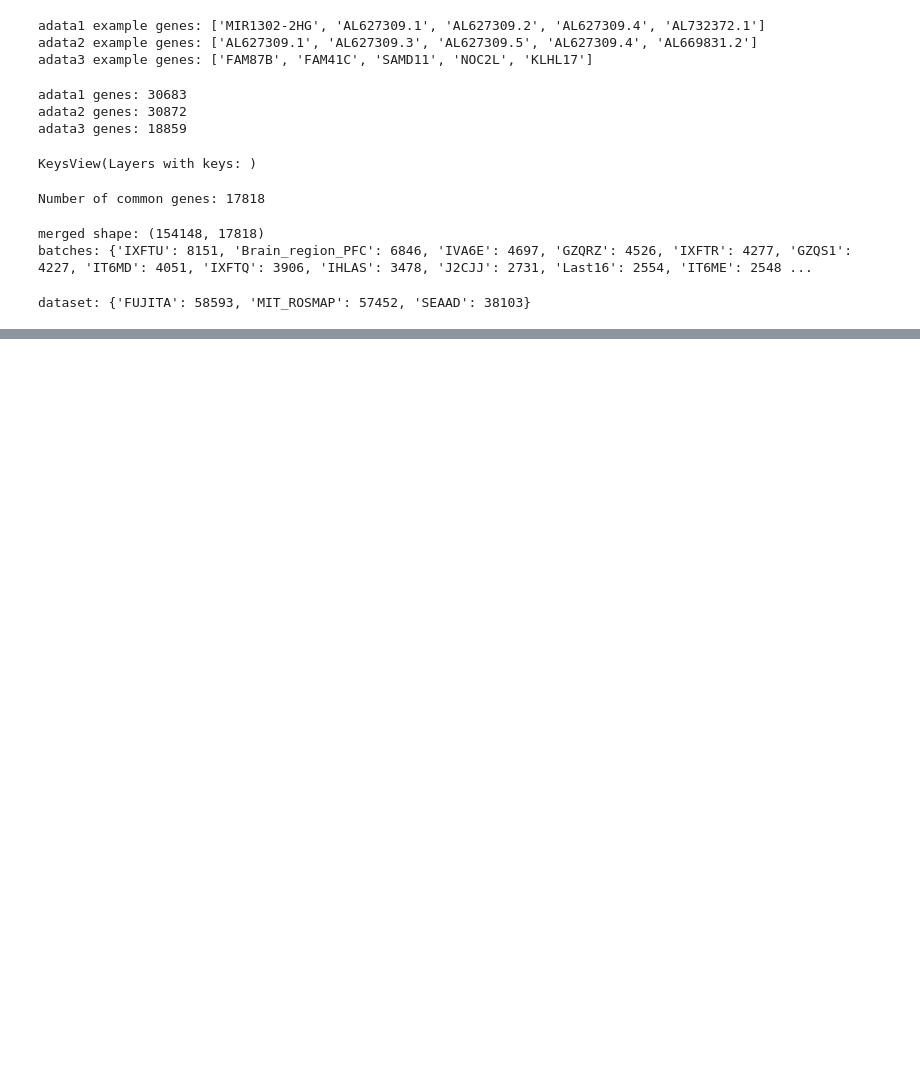
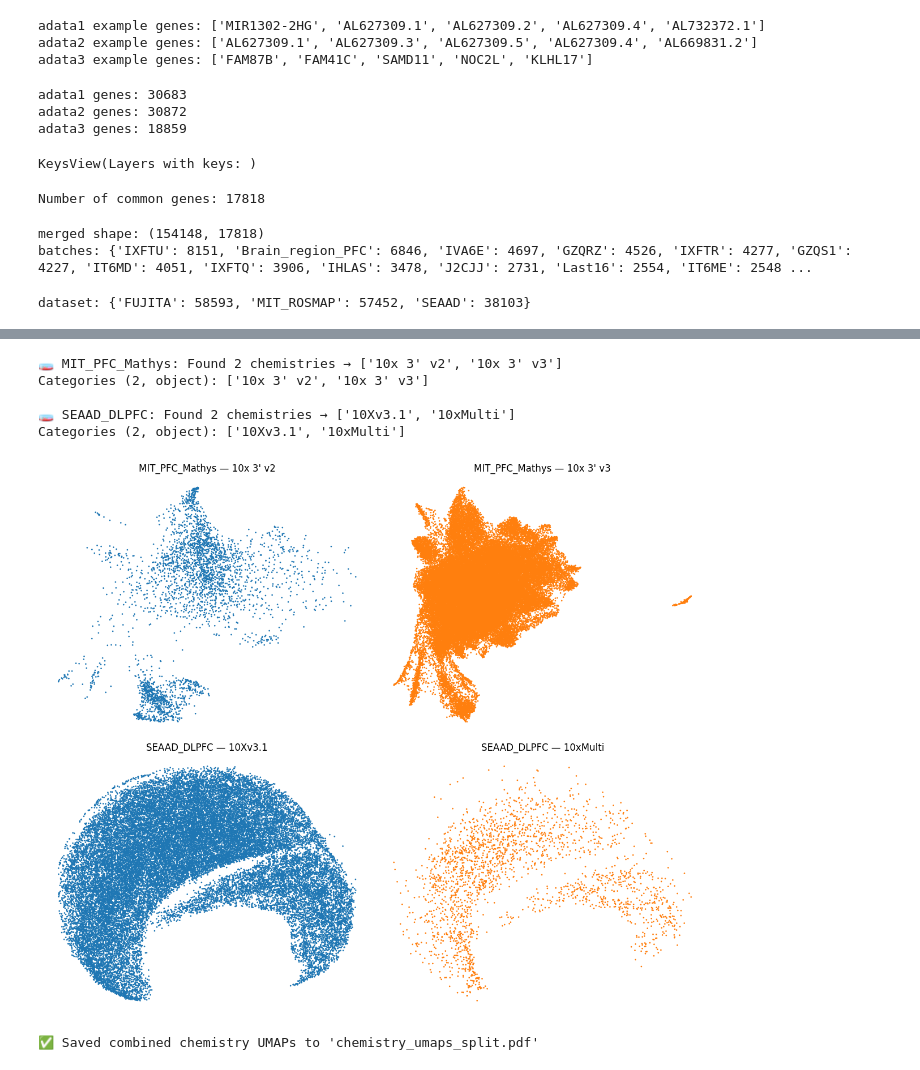
Before and after one commit to carlotapereda/microglia_integration, a Jupyter notebook: mergemicroglia.ipynb, the cells around one changed output, grey strips where cells are left out. Cells and saved outputs as stored; diff of their text form; code cells hidden in the pictures; blank space fills up the shorter version.

```diff
--- a/mergemicroglia.ipynb
+++ b/mergemicroglia.ipynb
@@ -604,0 +825,68 @@ merged.write_h5ad("merged_microglia.h5ad")
+# %%
+
+
+# --- Function to compute PCA + UMAP if missing ---
+def ensure_umap(adata, dataset_name):
+    if "X_pca" not in adata.obsm.keys():
+        print(f"⚙️ Computing PCA for {dataset_name}...")
+        sc.pp.normalize_total(adata)
+        sc.pp.log1p(adata)
+        sc.pp.highly_variable_genes(adata, n_top_genes=2000, subset=True)
+        sc.pp.scale(adata, max_value=10)
+        sc.tl.pca(adata, svd_solver="arpack")
+
+    if "neighbors" not in adata.uns or "X_umap" not in adata.obsm.keys():
+        print(f"⚙️ Computing neighbors + UMAP for {dataset_name}...")
+        sc.pp.neighbors(adata, use_rep="X_pca")
+        sc.tl.umap(adata)
+
+# --- Compute UMAPs if needed ---
+for name, (col, adata) in chemistry_columns.items():
+    ensure_umap(adata, name)
+
+# --- Collect chemistries and make 2x2 layout ---
+fig, axes = plt.subplots(2, 2, figsize=(12, 10))
+axes = axes.flatten()
+
+plot_idx = 0
+for name, (col, adata) in chemistry_columns.items():
+    if col not in adata.obs.columns:
+        print(f"⚠️ Column '{col}' not found in {name}. Skipping.")
+        continue
+
+    unique_chems = adata.obs[col].dropna().unique()
+    print(f"\n🧫 {name}: Found {len(unique_chems)} chemistries → {unique_chems}")
+
+    # Limit to at most 2 per dataset (adjust grid if needed)
+    for chem in unique_chems[:2]:
+        ax = axes[plot_idx]
+        subset = adata[adata.obs[col] == chem]
+        sc.pl.umap(
+            subset,
+            color=col,
+            title=f"{name} — {chem}",
+            frameon=False,
+            ax=ax,
+            show=False,
+            size=15,
+            legend_loc=None,
+        )
+        plot_idx += 1
+
+# --- Adjust layout ---
+for j in range(plot_idx, len(axes)):
+    fig.delaxes(axes[j])
+
+plt.tight_layout()
+plt.savefig("chemistry_umaps_split.pdf", bbox_inches="tight")
+plt.show()
+
+print("\n✅ Saved combined chemistry UMAPs to 'chemistry_umaps_split.pdf'")
+# %% [output]
+🧫 MIT_PFC_Mathys: Found 2 chemistries → ['10x 3' v2', '10x 3' v3']
+Categories (2, object): ['10x 3' v2', '10x 3' v3']
+
+🧫 SEAAD_DLPFC: Found 2 chemistries → ['10Xv3.1', '10xMulti']
+Categories (2, object): ['10Xv3.1', '10xMulti']
+[figure, added]
+✅ Saved combined chemistry UMAPs to 'chemistry_umaps_split.pdf'
```
Also changed, not shown: parts of 8 cells of this notebook, 10 other files.
